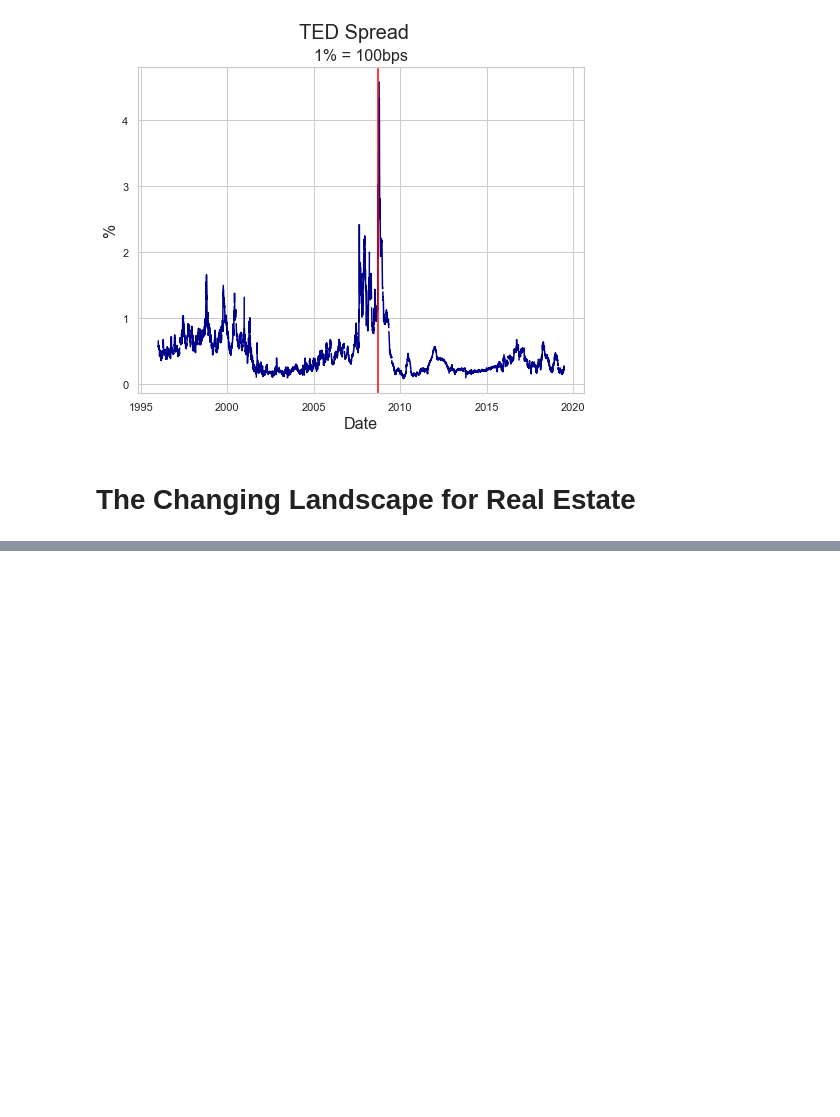
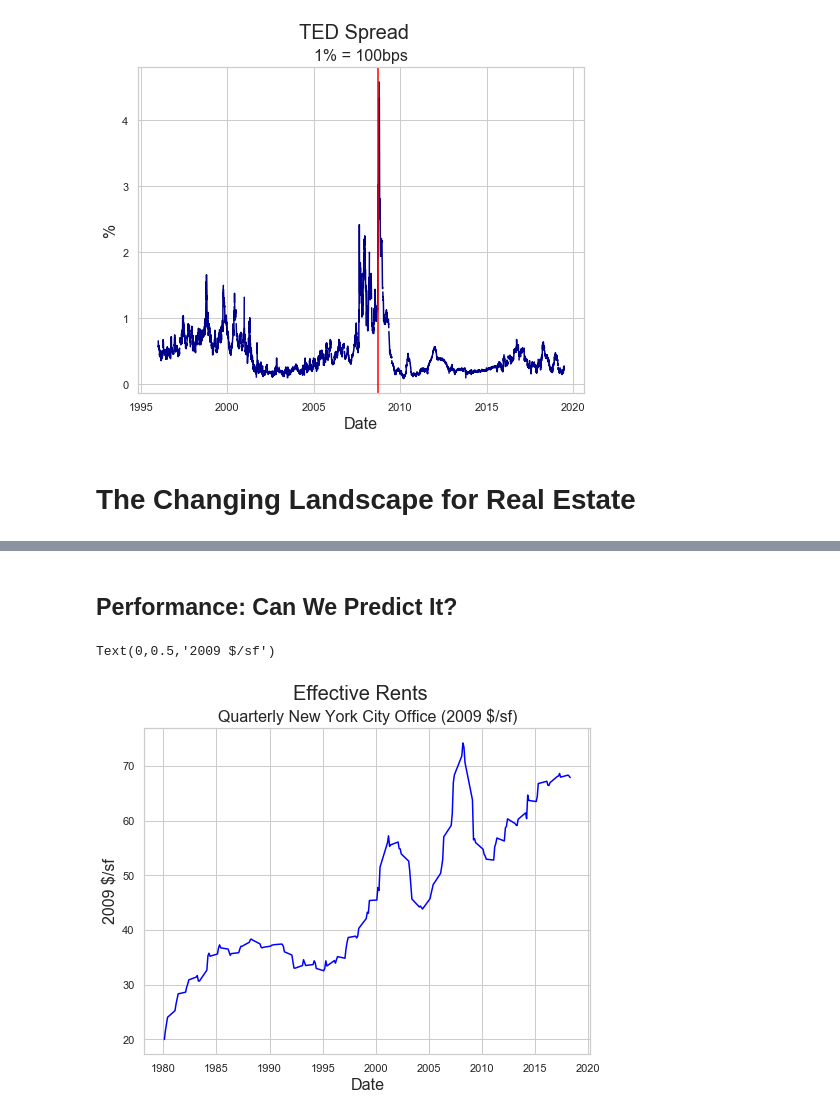
Before and after one commit to thsavage/REAL1-GC.1035, a Jupyter notebook: Notes as of June 29.ipynb, the cells around one changed output, grey strips where cells are left out. Cells and saved outputs as stored; diff of their text form; code cells hidden in the pictures; blank space fills up the shorter version.

```diff
--- a/Notes as of June 29.ipynb
+++ b/Notes as of June 29.ipynb
@@ -993,0 +1050,12 @@ plt.axvline(dt.datetime(2008, 9, 15), color="red")
+# %% [markdown]
+## Performance: Can We Predict It?
+# %%
+plt.figure(figsize = (8, 6))
+plt.suptitle("Effective Rents", fontsize=20)
+plt.title("Quarterly New York City Office (2009 $/sf)", fontsize=16)
+plt.plot(caprates['TW Rent Index ($/sf)'], color='blue')
+plt.xlabel('Date', fontsize=16)
+plt.ylabel('2009 $/sf', fontsize=16)
+# %% [output]
+Text(0,0.5,'2009 $/sf')
+[figure, added]
```
Also changed, not shown: parts of 12 cells of this notebook.
